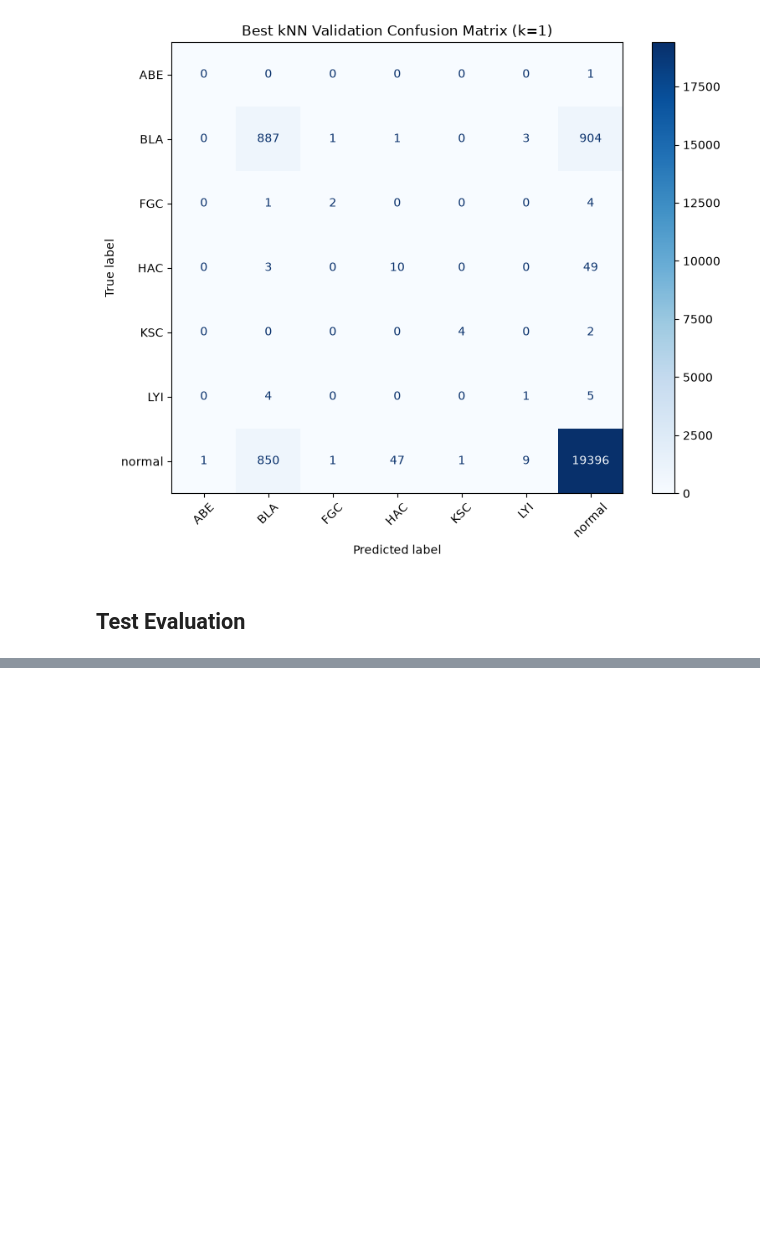
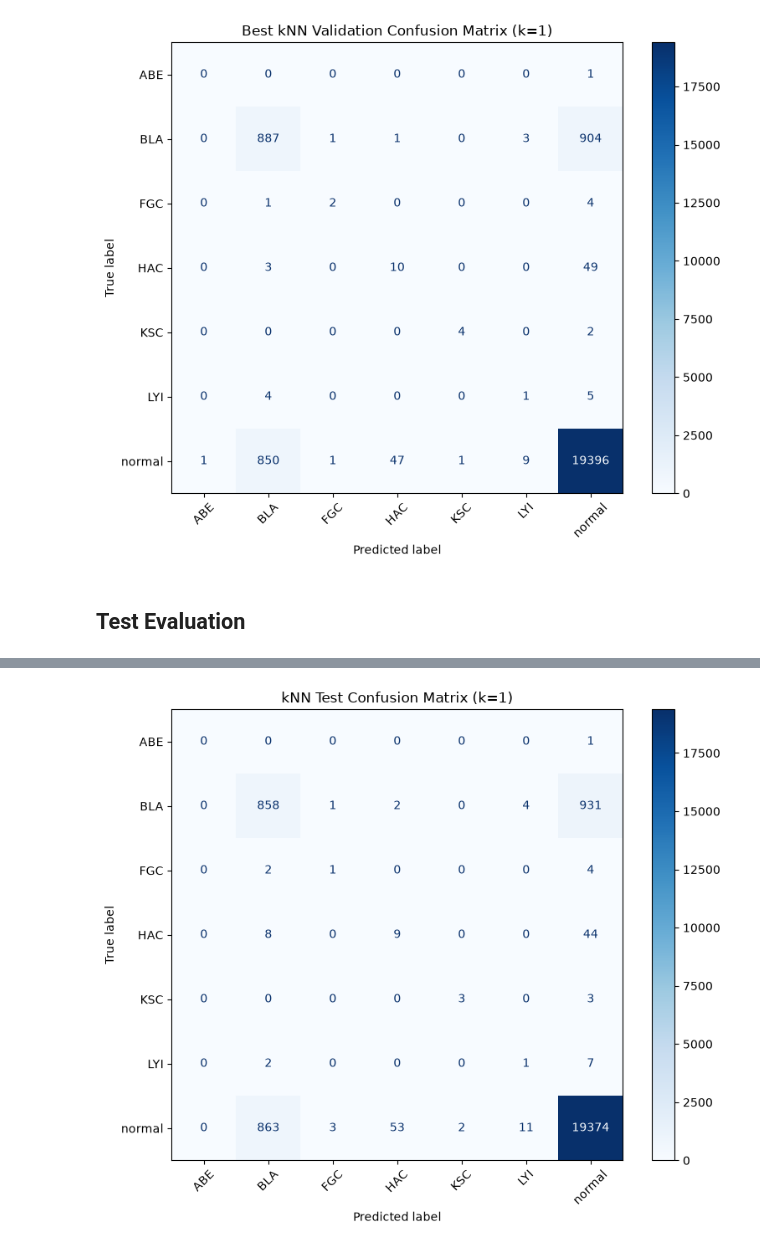
Before and after one commit to sn82978/CS184A-Project, a Jupyter notebook: Models/ResNetkNN/get_embeddings.ipynb, the cells around one changed output, grey strips where cells are left out. Saved outputs shown, nothing was run; the diff lists cells and outputs as text; code cells hidden in the pictures; blank space fills up the shorter version.

```diff
--- a/Models/ResNetkNN/get_embeddings.ipynb
+++ b/Models/ResNetkNN/get_embeddings.ipynb
@@ -550,0 +576,70 @@ error: OpenCV(5.1.0) /Users/runner/work/opencv-python/opencv-python/opencv/modul
+# %%
+from sklearn.neighbors import KNeighborsClassifier
+from sklearn.metrics import accuracy_score, f1_score, classification_report, confusion_matrix, ConfusionMatrixDisplay
+import matplotlib.pyplot as plt
+import numpy as np
+
+# Load saved embeddings
+train_embeddings = np.load("embeddings.npy")
+train_paths = np.load("paths.npy", allow_pickle=True)
+
+test_embeddings = np.load("test_embeddings.npy")
+test_paths = np.load("test_paths.npy", allow_pickle=True)
+
+# Build labels from file paths
+classes = ['ABE', 'BLA', 'FGC', 'HAC', 'KSC', 'LYI', 'normal']
+
+
+train_df = pd.read_csv(os.path.join(ROOT, "DATA_PP/train.csv"))
+test_df = pd.read_csv(os.path.join(ROOT, "DATA_PP/test.csv"))
+
+def relative_path(path):
+    return "DATA_PP/" + str(path).replace("\\", "/").split("DATA_PP/", 1)[-1]
+
+train_label_map = dict(zip(train_df["filepath"], train_df["label"]))
+test_label_map = dict(zip(test_df["filepath"], test_df["label"]))
+
+train_labels = np.array([
+    train_label_map[relative_path(p)] for p in train_paths
+])
+
+test_labels = np.array([
+    test_label_map[relative_path(p)] for p in test_paths
+])
+
+class_to_idx = {c: i for i, c in enumerate(classes)}
+train_y = np.array([class_to_idx[label] for label in train_labels])
+test_y = np.array([class_to_idx[label] for label in test_labels])
+
+# Best model from validation tuning
+best_knn = KNeighborsClassifier(
+    n_neighbors=1,
+    metric="cosine",
+    weights="uniform",
+    algorithm="brute",
+    n_jobs=-1
+)
+best_knn.fit(train_embeddings, train_y)
+
+# Predict on test set
+test_preds = best_knn.predict(test_embeddings)
+
+# Metrics
+test_acc = accuracy_score(test_y, test_preds)
+test_macro_f1 = f1_score(test_y, test_preds, average="macro")
+
+print(f"Test Accuracy: {test_acc:.4f}")
+print(f"Test Macro F1: {test_macro_f1:.4f}")
+print()
+print("Classification Report:")
+print(classification_report(test_y, test_preds, target_names=classes))
+
+# Confusion matrix
+cm = confusion_matrix(test_y, test_preds, labels=list(range(len(classes))))
+
+fig, ax = plt.subplots(figsize=(9, 7))
+disp = ConfusionMatrixDisplay(confusion_matrix=cm, display_labels=classes)
+disp.plot(ax=ax, cmap="Blues", xticks_rotation=45, colorbar=True)
+plt.title("kNN Test Confusion Matrix (k=1)")
+plt.show()
+# %% [output]
@@ -550,0 +663 @@ error: OpenCV(5.1.0) /Users/runner/work/opencv-python/opencv-python/opencv/modul
+[figure, added]
```
Also changed, not shown: parts of 4 cells of this notebook.
